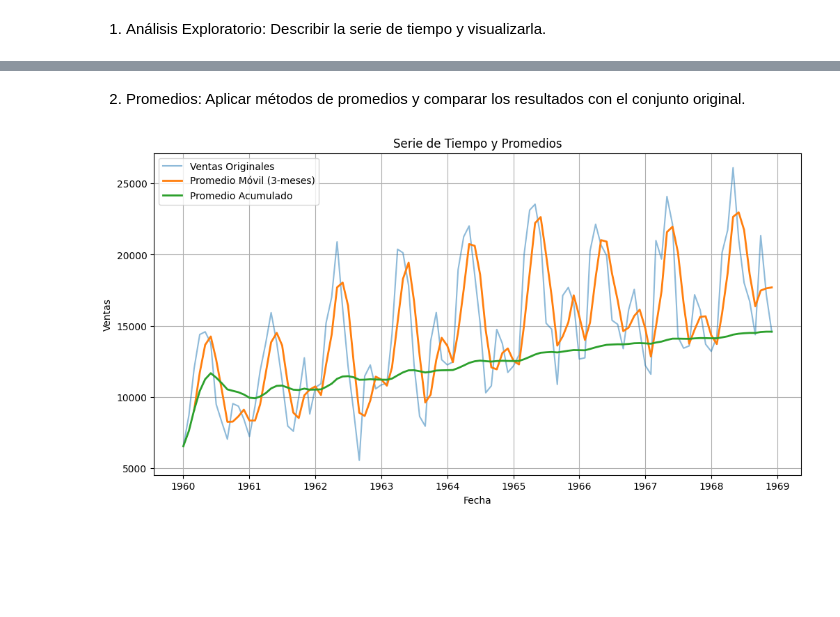
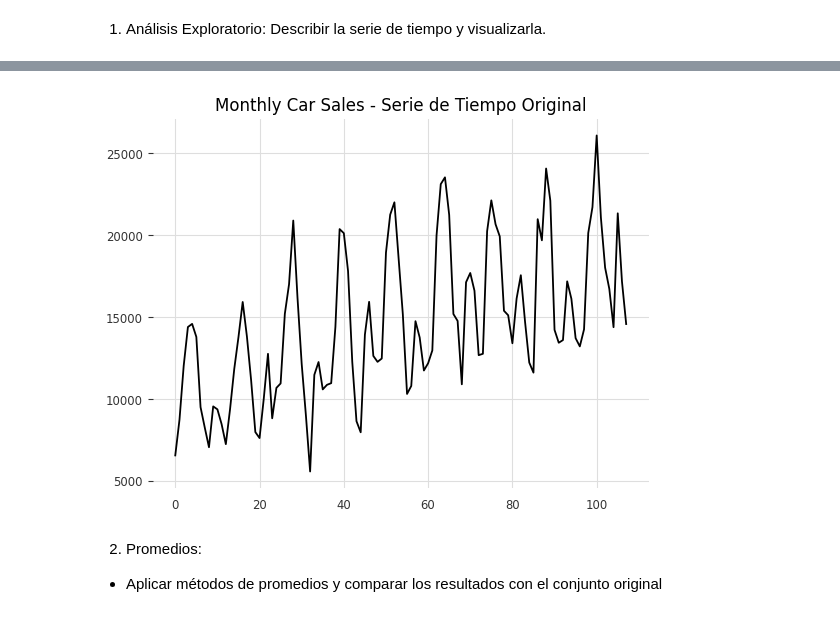
Before and after one commit to MarianoReyes/Lab3_DS, a Jupyter notebook: monthly-car-sales.ipynb, the cells around one changed output, grey strips where cells are left out. Drawn from its saved outputs; the diff is of its cells as text; code cells hidden in the pictures; blank space fills up the shorter version.

Commit message:
Montlhy car sales y Mean Temp Finished

```diff
--- a/monthly-car-sales.ipynb
+++ b/monthly-car-sales.ipynb
@@ -49,35 +14,20 @@ max    26099.000000
+# %%
+import pandas as pd
+import matplotlib.pyplot as plt
+
+# Cargar el DataFrame desde el archivo CSV
+dataset = pd.read_csv('./monthly-car-sales.csv')
+
+# Acceder a la columna 'Sales'
+value_column = dataset['Sales']
+
+# Graficar la serie de tiempo
+plt.plot(value_column)
+plt.title("Monthly Car Sales - Serie de Tiempo Original")
+plt.show()
+# %% [output]
+[figure, added]
 # %% [markdown]
-2. Promedios: Aplicar métodos de promedios y comparar los resultados con el conjunto original.
+2. Promedios:
+
+- Aplicar métodos de promedios y comparar los resultados con el conjunto original
-# %%
-import pandas as pd
-import matplotlib.pyplot as plt
-
-# Cargar el archivo CSV en un DataFrame
-df = pd.read_csv("monthly-car-sales.csv")
-
-# Convertir la columna 'Month' en tipo datetime
-df['Month'] = pd.to_datetime(df['Month'])
-
-# Establecer 'Month' como índice
-df.set_index('Month', inplace=True)
-
-# Calcular el promedio móvil (Moving Average) con una ventana de 3 meses
-window_size = 3
-rolling_mean = df['Sales'].rolling(window=window_size).mean()
-
-# Calcular el promedio acumulado (Cumulative Average)
-cumulative_average = df['Sales'].expanding().mean()
-
-# Visualizar los resultados
-plt.figure(figsize=(12, 6))
-plt.plot(df.index, df['Sales'], label='Ventas Originales', alpha=0.5)
-plt.plot(df.index, rolling_mean, label=f'Promedio Móvil ({window_size}-meses)', linewidth=2)
-plt.plot(df.index, cumulative_average, label='Promedio Acumulado', linewidth=2)
-plt.title('Serie de Tiempo y Promedios')
-plt.xlabel('Fecha')
-plt.ylabel('Ventas')
-plt.legend()
-plt.grid(True)
-plt.show()
-# %% [output]
-[figure, removed]
```
Also changed, not shown: parts of 21 cells of this notebook, 1 other file.
